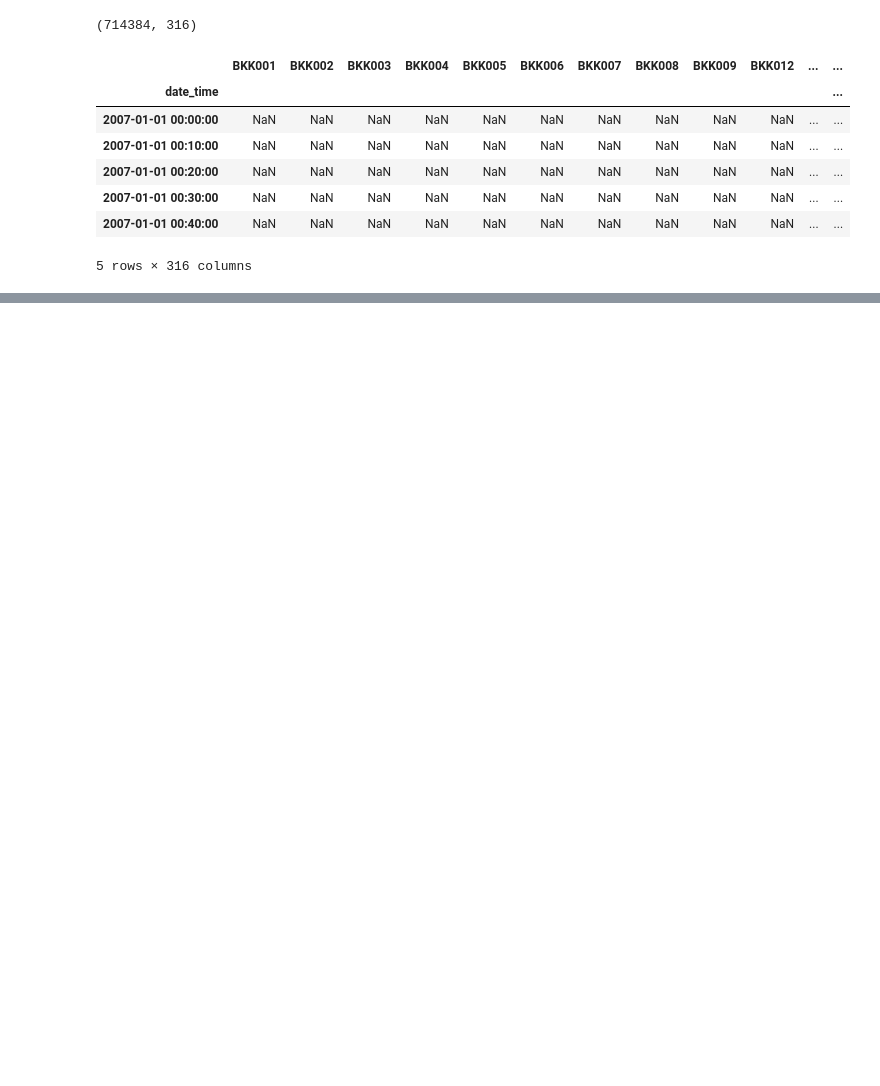
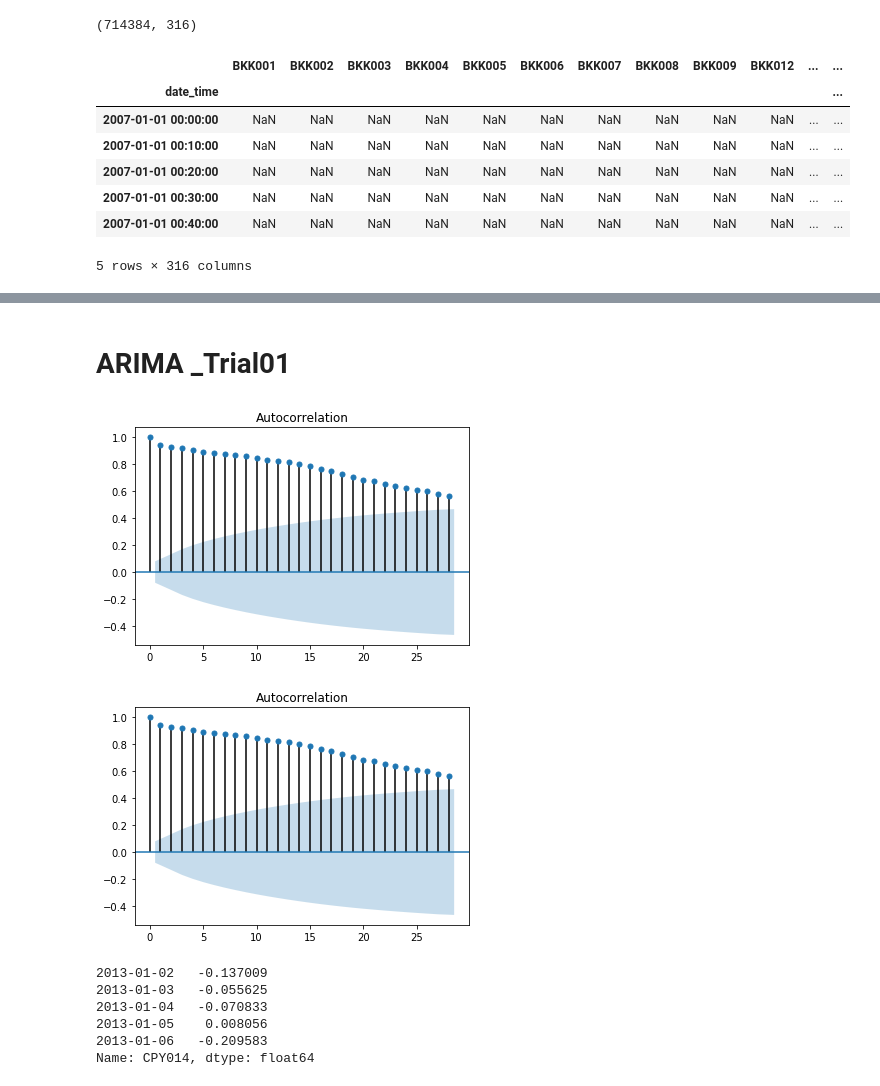
Before and after one commit to SB91ko/ChaoprayaRiver_WaterLV_prediction, a Jupyter notebook: explore.ipynb, the cells around one changed output, grey strips where cells are left out. Cells and saved outputs as stored; diff of their text form; code cells hidden in the pictures; blank space fills up the shorter version.

Commit message:
update LSTM, ARIMA, WAANN jupyter

```diff
--- a/explore.ipynb
+++ b/explore.ipynb
@@ -143,0 +247,8 @@ To do list
+# %%
+col_rain = [i for i in rain_st['code']]
+#เช็คว่า ชื่อสถานีมีอยู่ในDBจริงก่อนใช้
+col_rain = intersection(col_rain,df_rain.columns)
+# %%
+df_rain = df_rain[col_rain]
+print(df_rain.shape)
+df_rain.head()
@@ -143,0 +290,6 @@ To do list
+# %%
+print("rain....",df_rain.shape)
+print("water...",df_water.shape)
+df = pd.concat([df_rain,df_water],axis=1)
+print("total...",df.shape)
+df.head()
@@ -143,0 +307,26 @@ To do list
+# %% [markdown]
+# ARIMA _Trial01
+# %%
+bkkwater = df['CPY014']["2013-01-01":"2014-09-01"]
+#bkkwater = water['CPY014']["2013-01-01":"2014-09-01"]
+fig,ax = plt.subplots(figsize=(20,7))
+#plt.plot(bkkwater.fillna(0),ax=ax[0])
+#plt.scatter(x=bkkwater.reset_index()['index'],y=bkkwater.reset_index()['CPY014'],ax=ax[1])
+sns.lineplot(data=bkkwater.fillna(0),ax=ax)
+#sns.relplot(x="index", y="CPY014", data=bkkwater.reset_index(),ax=ax[1])
+
+#g = sns.relplot(x="index", y="CPY014", data=bkkwater.reset_index())
+#g.fig.autofmt_xdate()
+plt.show()
+
+
+"""
+fig, axes = plt.subplots(3, 1, figsize=(11, 10), sharex=True)
+for name, ax in zip(['Consumption', 'Solar', 'Wind'], axes):
+sns.boxplot(data=opsd_daily, x='Month', y=name, ax=ax)
+ax.set_ylabel('GWh')
+ax.set_title(name)
+# Remove the automatic x-axis label from all but the bottom subplot
+if ax != axes[-1]:
+    ax.set_xlabel('')
+"""
@@ -143,0 +358,16 @@ To do list
+# %%
+plot_acf(bkkwater.dropna())
+# %% [output]
+[figure, added]
+[figure, added]
+# %%
+def diff(df,shif=1):
+    return df-df.shift(shif)
+diff(bkkwater,1).dropna().head()
+# %% [output]
+2013-01-02   -0.137009
+2013-01-03   -0.055625
+2013-01-04   -0.070833
+2013-01-05    0.008056
+2013-01-06   -0.209583
+Name: CPY014, dtype: float64
```
Also changed, not shown: parts of 50 cells of this notebook, 7 other files.
